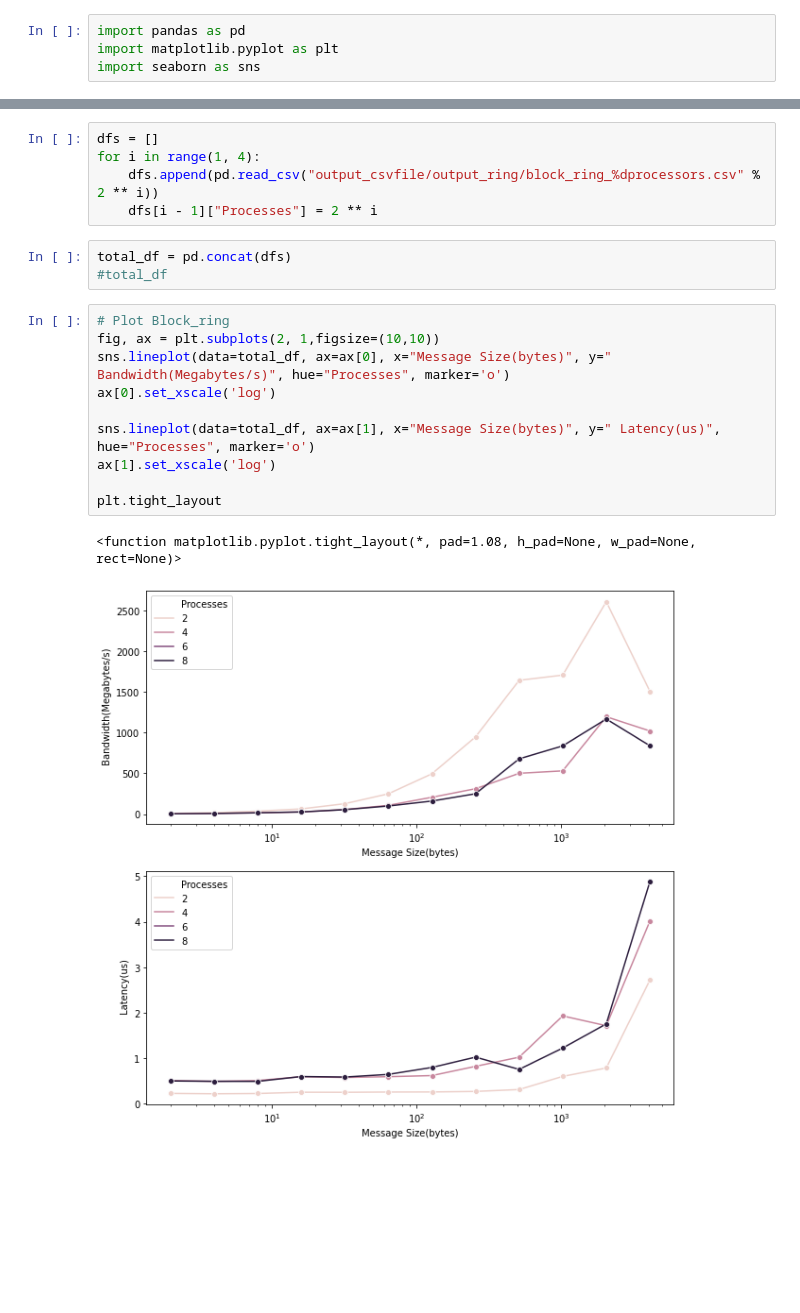
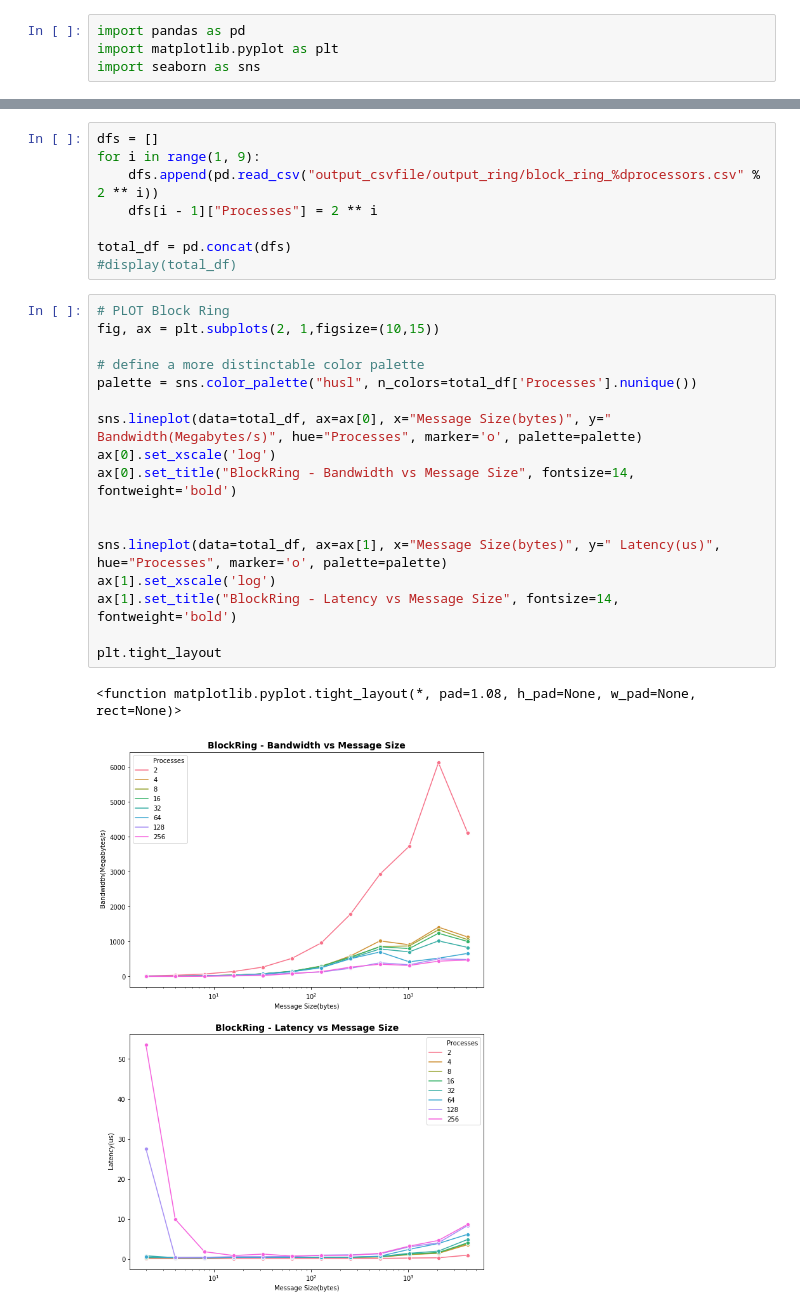
Before and after one commit to cmse822/project-3-mpi-p2p-team1, a Jupyter notebook: plotting_ring.ipynb, the cells around one changed output, grey strips where cells are left out. Saved outputs shown, nothing was run; the diff lists cells and outputs as text; blank space fills up the shorter version.

Commit message:
based on our lastest outputs of the ring, update plotting_ring code.

```diff
--- a/plotting_ring.ipynb
+++ b/plotting_ring.ipynb
@@ -16,21 +16,28 @@ block_ring_8processors.csv
 # %%
 dfs = []
-for i in range(1, 4):
+for i in range(1, 9):
     dfs.append(pd.read_csv("output_csvfile/output_ring/block_ring_%dprocessors.csv" % 2 ** i))
     dfs[i - 1]["Processes"] = 2 ** i
+
+total_df = pd.concat(dfs)
+#display(total_df)
-# %%
-total_df = pd.concat(dfs)
-#total_df
 # %%
-# Plot Block_ring
-fig, ax = plt.subplots(2, 1,figsize=(10,10))
-sns.lineplot(data=total_df, ax=ax[0], x="Message Size(bytes)", y=" Bandwidth(Megabytes/s)", hue="Processes", marker='o')
+# PLOT Block Ring
+fig, ax = plt.subplots(2, 1,figsize=(10,15))
+
+# define a more distinctable color palette
+palette = sns.color_palette("husl", n_colors=total_df['Processes'].nunique())
+
+sns.lineplot(data=total_df, ax=ax[0], x="Message Size(bytes)", y=" Bandwidth(Megabytes/s)", hue="Processes", marker='o', palette=palette)
 ax[0].set_xscale('log')
+ax[0].set_title("BlockRing - Bandwidth vs Message Size", fontsize=14, fontweight='bold')
 
-sns.lineplot(data=total_df, ax=ax[1], x="Message Size(bytes)", y=" Latency(us)", hue="Processes", marker='o')
+
+sns.lineplot(data=total_df, ax=ax[1], x="Message Size(bytes)", y=" Latency(us)", hue="Processes", marker='o', palette=palette)
 ax[1].set_xscale('log')
+ax[1].set_title("BlockRing - Latency vs Message Size", fontsize=14, fontweight='bold')
 
 plt.tight_layout
 # %% [output]
 <function matplotlib.pyplot.tight_layout(*, pad=1.08, h_pad=None, w_pad=None, rect=None)>
-[figure, old version]
+[figure, new version]
```
Also changed, not shown: parts of 3 cells of this notebook.
